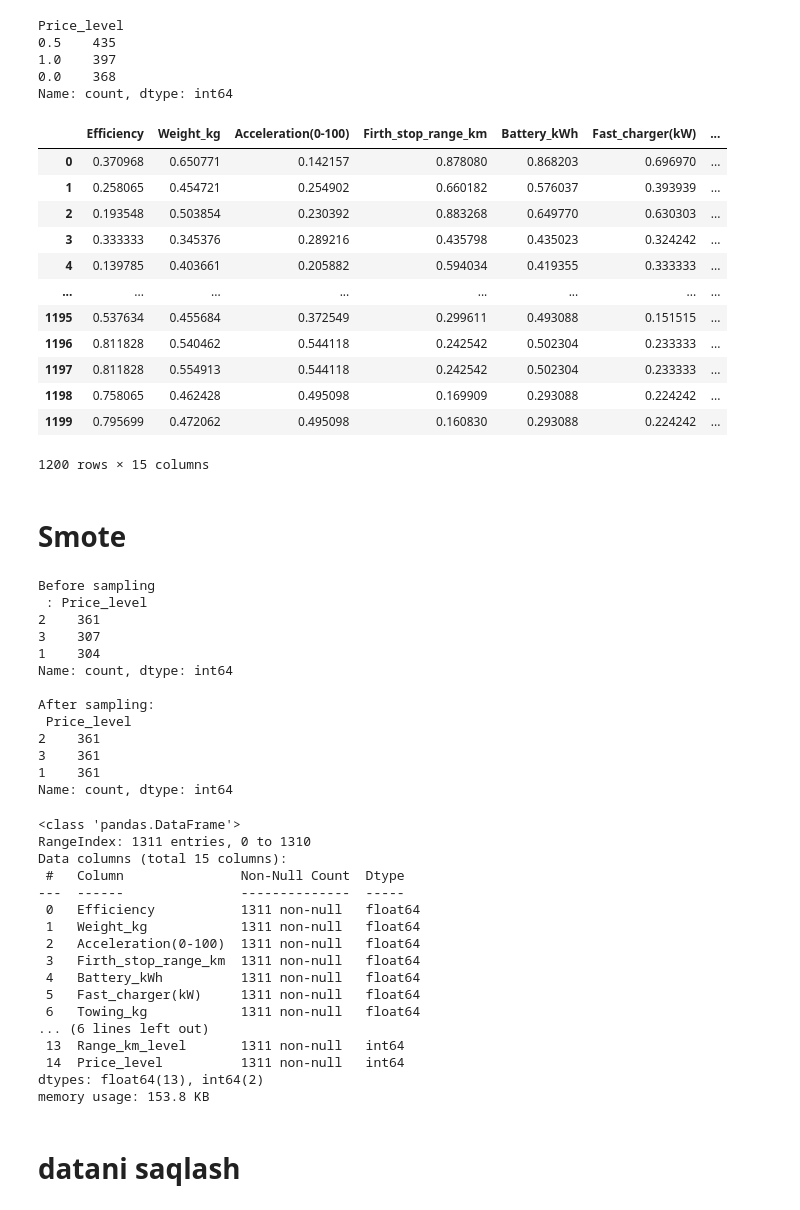
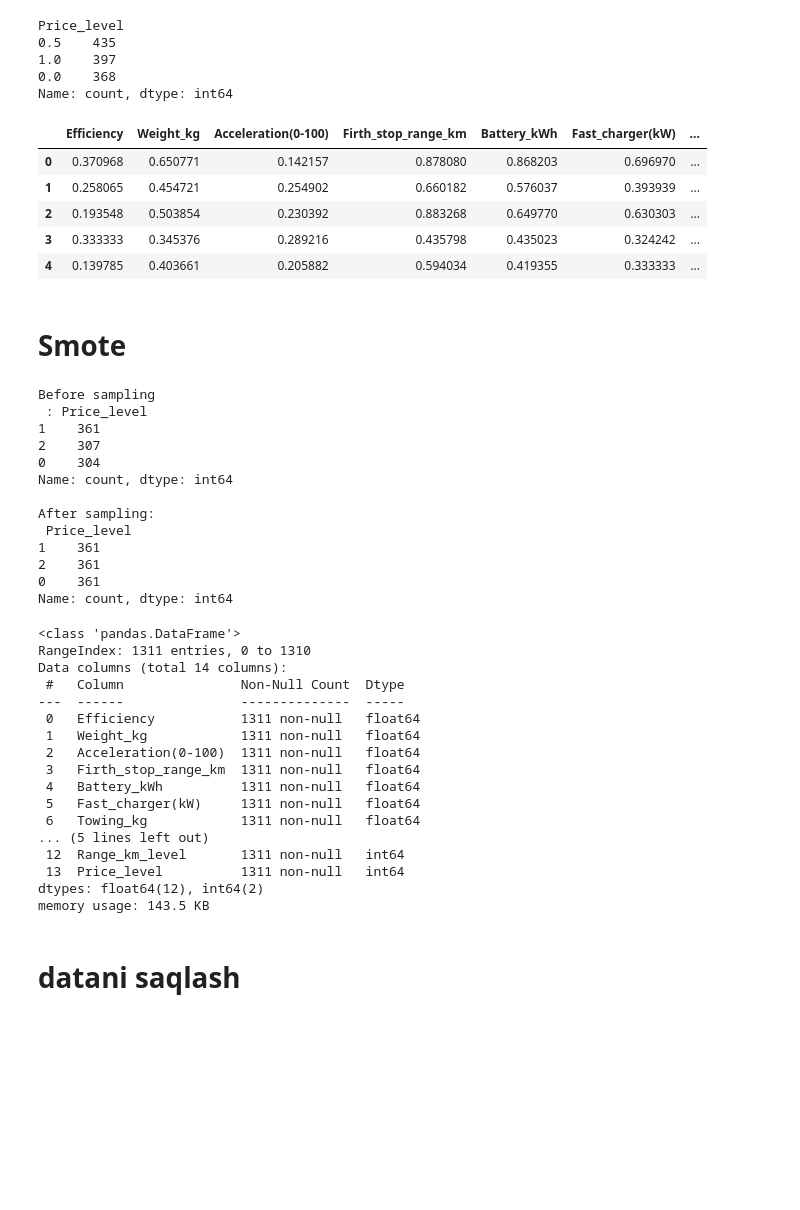
Before and after one commit to bunyod123/Modular_Programming_Projects, a Jupyter notebook: finalProject/notebooks/sampling.ipynb, the cells around one changed output. Saved outputs shown, nothing was run; the diff lists cells and outputs as text; code cells hidden in the pictures; blank space fills up the shorter version.

```diff
--- a/finalProject/notebooks/sampling.ipynb
+++ b/finalProject/notebooks/sampling.ipynb
@@ -27,25 +27,18 @@ Price_level
 0.0    368
 Name: count, dtype: int64
 # %%
-df['Range_km_level'] = df['Range_km_level'].replace([0.0,0.5,1.0],[1,2,3]).astype(int)
-df['Price_level'] = df['Price_level'].replace([0.0,0.5,1.0], [1,2,3]).astype(int)
-df = df.drop('Range_km',axis=1)
+df['Range_km_level'] = df['Range_km_level'].replace([0.0,0.5,1.0],[0,1,2]).astype(int)
+df['Price_level'] = df['Price_level'].replace([0.0,0.5,1.0], [0,1,2]).astype(int)
+df = df.drop(columns=['Range_km','Price_Euro'])
 # %%
-df
+df.head()
 # %% [output]
 |  | Efficiency | Weight_kg | Acceleration(0-100) | Firth_stop_range_km | Battery_kWh | Fast_charger(kW) | ... |
 | 0 | 0.370968 | 0.650771 | 0.142157 | 0.878080 | 0.868203 | 0.696970 | ... |
 | 1 | 0.258065 | 0.454721 | 0.254902 | 0.660182 | 0.576037 | 0.393939 | ... |
 | 2 | 0.193548 | 0.503854 | 0.230392 | 0.883268 | 0.649770 | 0.630303 | ... |
 | 3 | 0.333333 | 0.345376 | 0.289216 | 0.435798 | 0.435023 | 0.324242 | ... |
 | 4 | 0.139785 | 0.403661 | 0.205882 | 0.594034 | 0.419355 | 0.333333 | ... |
-| ... | ... | ... | ... | ... | ... | ... | ... |
-| 1195 | 0.537634 | 0.455684 | 0.372549 | 0.299611 | 0.493088 | 0.151515 | ... |
-| 1196 | 0.811828 | 0.540462 | 0.544118 | 0.242542 | 0.502304 | 0.233333 | ... |
-| 1197 | 0.811828 | 0.554913 | 0.544118 | 0.242542 | 0.502304 | 0.233333 | ... |
-| 1198 | 0.758065 | 0.462428 | 0.495098 | 0.169909 | 0.293088 | 0.224242 | ... |
-| 1199 | 0.795699 | 0.472062 | 0.495098 | 0.160830 | 0.293088 | 0.224242 | ... |
-1200 rows × 15 columns
 # %% [markdown]
 # Smote
 # %%
@@ -63,16 +56,16 @@ print(f"\nAfter sampling:\n {y_train_balanced.value_counts()}")
 # %% [output]
 Before sampling
  : Price_level
-2    361
-3    307
-1    304
+1    361
+2    307
+0    304
 Name: count, dtype: int64
 
 After sampling:
  Price_level
+1    361
 2    361
-3    361
-1    361
+0    361
 Name: count, dtype: int64
 # %%
 df_train = x_train_balanced.copy()
@@ -86,7 +79,7 @@ df_final_price.info()
 # %% [output]
 <class 'pandas.DataFrame'>
 RangeIndex: 1311 entries, 0 to 1310
-Data columns (total 15 columns):
+Data columns (total 14 columns):
  #   Column               Non-Null Count  Dtype
 ---  ------               --------------  -----
  0   Efficiency           1311 non-null   float64
@@ -96,11 +89,11 @@ Data columns (total 15 columns):
  4   Battery_kWh          1311 non-null   float64
  5   Fast_charger(kW)     1311 non-null   float64
  6   Towing_kg            1311 non-null   float64
-... (6 lines left out)
- 13  Range_km_level       1311 non-null   int64
- 14  Price_level          1311 non-null   int64
-dtypes: float64(13), int64(2)
-memory usage: 153.8 KB
+... (5 lines left out)
+ 12  Range_km_level       1311 non-null   int64
+ 13  Price_level          1311 non-null   int64
+dtypes: float64(12), int64(2)
+memory usage: 143.5 KB
 # %% [markdown]
 # datani saqlash
 # %%
```
Also changed, not shown: parts of 1 cell of this notebook, 4 other files.
